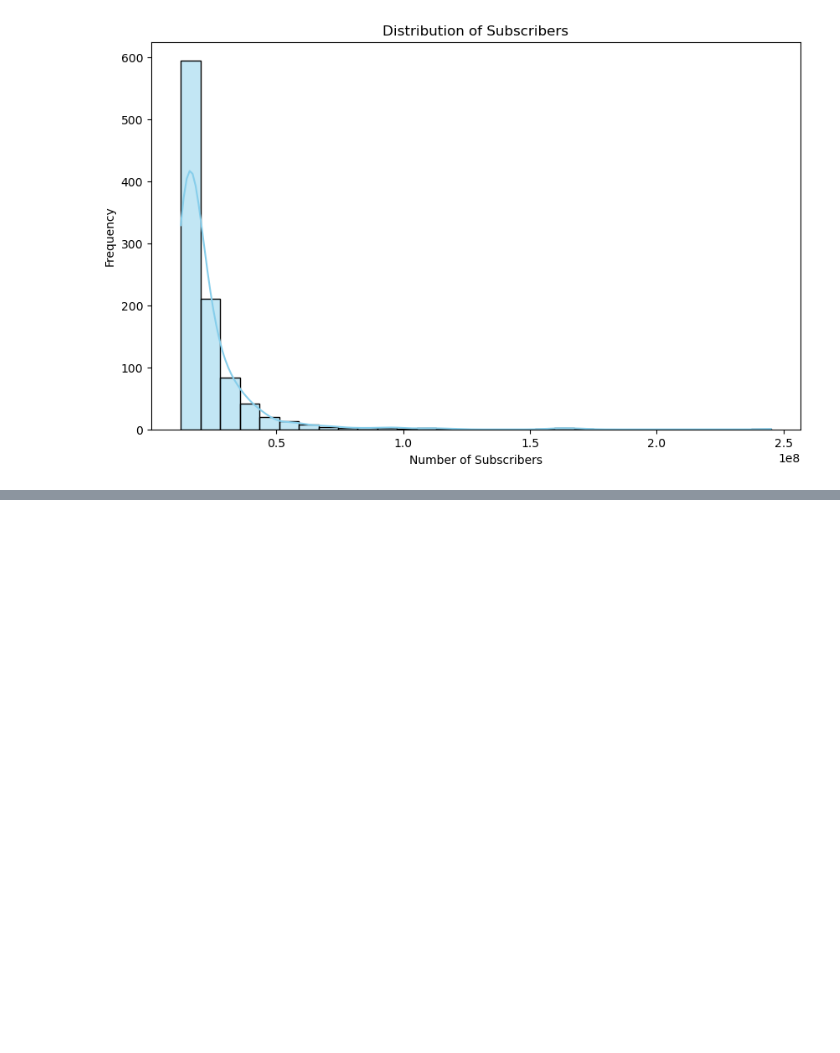
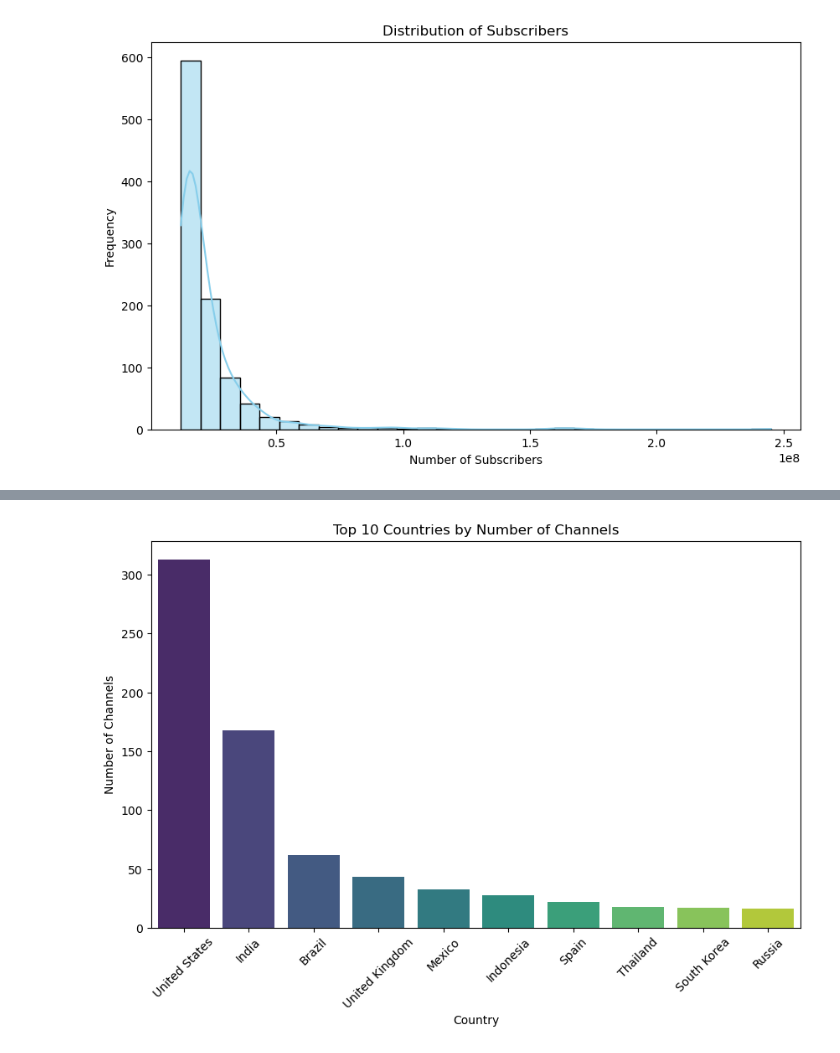
Before and after one commit to raj-rajat/Global-YouTube-Statistics-2023, a Jupyter notebook: global-youtube-statistics-2023.ipynb, the cells around one changed output, grey strips where cells are left out. Cells and saved outputs as stored; diff of their text form; code cells hidden in the pictures; blank space fills up the shorter version.

```diff
--- a/global-youtube-statistics-2023.ipynb
+++ b/global-youtube-statistics-2023.ipynb
@@ -121,0 +139,21 @@ plt.show()
+# %%
+# Select the top 10 countries with the most channels for visualization
+top_countries = channel_country_distribution[:10]
+
+# Plot size
+plt.figure(figsize=(10, 6))
+
+# Create a bar plot for the number of channels in each country
+sns.barplot(x=top_countries.index, y=top_countries.values, palette='viridis')
+
+# Title and labels
+plt.title('Top 10 Countries by Number of Channels')
+plt.xlabel('Country')
+plt.ylabel('Number of Channels')
+
+# Rotate the country names for better readability
+plt.xticks(rotation=45)
+
+plt.show()
+# %% [output]
+[figure, added]
```
Also changed, not shown: parts of 14 cells of this notebook.
